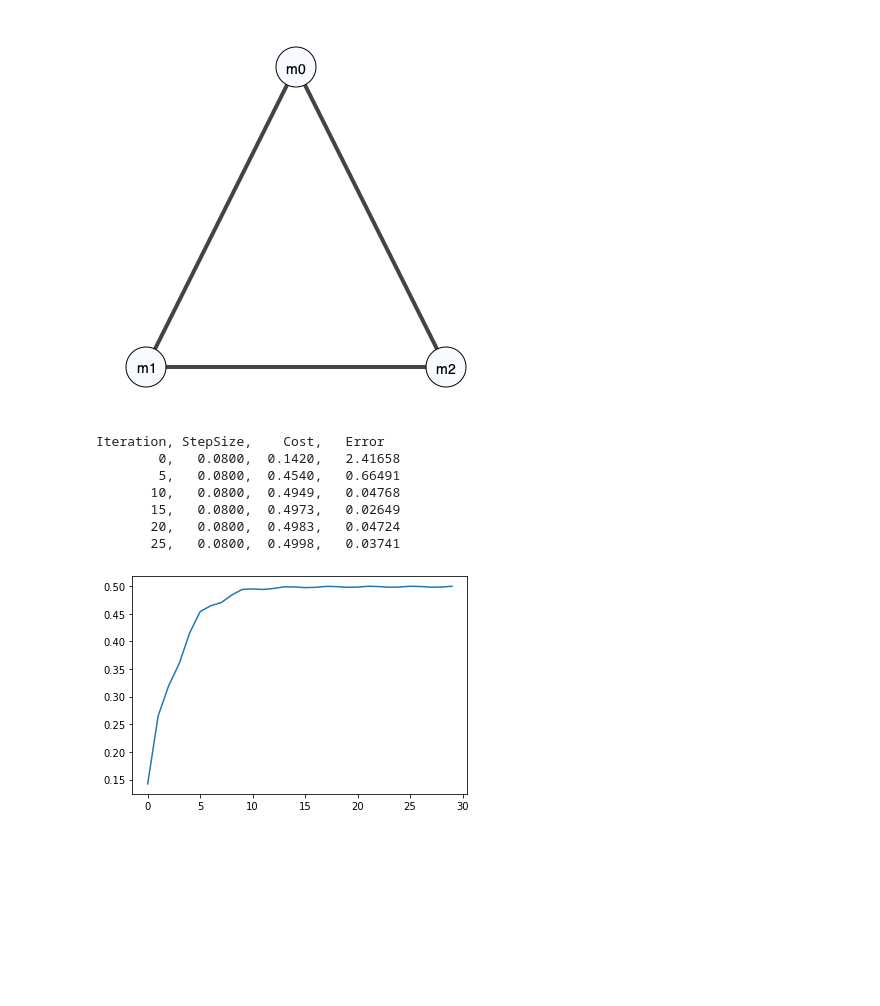
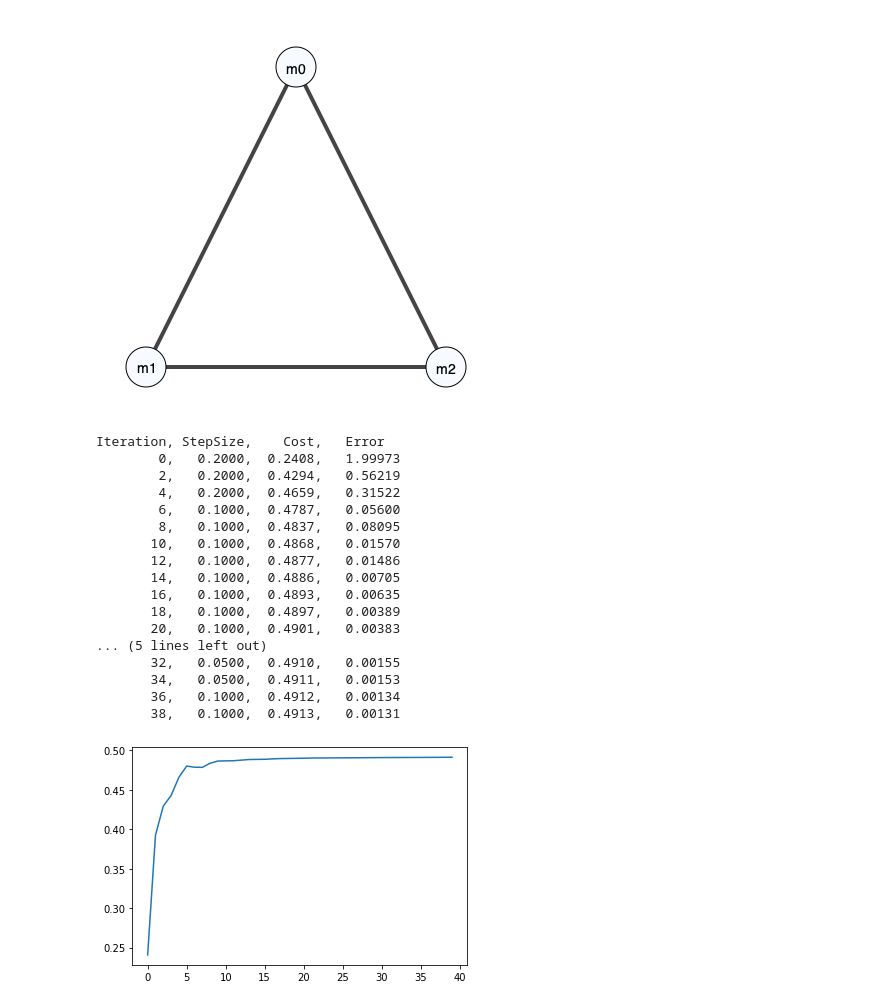
Before and after one commit to simda-muri/mmot, a Jupyter notebook: examples/Barycenter.ipynb, the cells around one changed output. Drawn from its saved outputs; the diff is of its cells as text; code cells hidden in the pictures; blank space fills up the shorter version.

```diff
--- a/examples/Barycenter.ipynb
+++ b/examples/Barycenter.ipynb
@@ -6,8 +6,8 @@ import matplotlib.pyplot as plt
 import itertools
 # %%
 # Grid of size n1 x n2
-n1 = 250   # x axis
-n2 = 250   # y axis
+n1 = 400   # x axis
+n2 = 400   # y axis
 
 x, y = np.meshgrid(np.linspace(0.5/n1,1-0.5/n1,n1), np.linspace(0.5/n2,1-0.5/n1,n2))
 
@@ -28,7 +28,8 @@ measures = [None]*(len(positions))
 for i in range(len(positions)):
     xc,yc = positions[i]
     measures[i] = np.zeros((n2, n1))
-    measures[i][(x-xc)**2 + (y-yc)**2 < r**2] = 1
+    measures[i] = np.exp(-0.5*((x-xc)**2 + (y-yc)**2)*100.0)
+#    measures[i][(x-xc)**2 + (y-yc)**2 < r**2] = 1
 
     # Normalize
     measures[i] *= n1*n2 / np.sum(measures[i])
@@ -61,32 +62,50 @@ prob.Visualize('original', filename='CostGraph.svg')
 # %%
 dual_vars = [np.zeros(x.shape) for i in range(prob.NumDual())]
 
-num_its = 30
-step_size = 0.08
+num_its = 500
+step_size = 0.2
 root_node = 0
 costs = np.nan*np.zeros(num_its)
 
 root_nodes = np.arange(prob.NumDual())
 root_cycler = itertools.cycle(root_nodes)
 
 print('Iteration, StepSize,    Cost,   Error')
 for i in range(num_its):
     error = prob.Step(next(root_cycler), dual_vars, step_size)
+
     costs[i] = prob.ComputeCost(dual_vars)
-    if((i%5)==0):
+    if(i>0):
+        step_size = prob.StepSizeUpdate(step_size, costs[i], costs[i-1], error)
+
+    if((i%2)==0):
         print('{:9d},   {:0.4f},  {:0.4f},   {:0.5f}'.format(i,step_size, costs[i], error))
+
+    # Check for convergence
+    if(error<1e-3):
+        break
 
 plt.plot(costs)
 plt.show()
 # %% [output]
 Iteration, StepSize,    Cost,   Error
-        0,   0.0800,  0.1420,   2.41658
-        5,   0.0800,  0.4540,   0.66491
-       10,   0.0800,  0.4949,   0.04768
-       15,   0.0800,  0.4973,   0.02649
-       20,   0.0800,  0.4983,   0.04724
-       25,   0.0800,  0.4998,   0.03741
+        0,   0.2000,  0.2408,   1.99973
+        2,   0.2000,  0.4294,   0.56219
+        4,   0.2000,  0.4659,   0.31522
+        6,   0.1000,  0.4787,   0.05600
+        8,   0.1000,  0.4837,   0.08095
+       10,   0.1000,  0.4868,   0.01570
+       12,   0.1000,  0.4877,   0.01486
+       14,   0.1000,  0.4886,   0.00705
+       16,   0.1000,  0.4893,   0.00635
+       18,   0.1000,  0.4897,   0.00389
+       20,   0.1000,  0.4901,   0.00383
+... (5 lines left out)
+       32,   0.0500,  0.4910,   0.00155
+       34,   0.0500,  0.4911,   0.00153
+       36,   0.1000,  0.4912,   0.00134
+       38,   0.1000,  0.4913,   0.00131
-[figure, old version]
+[figure, new version]
 # %%
 weights = np.ones(len(measures))/len(measures)
 bary = prob.Barycenter(dual_vars, weights)
```
Also changed, not shown: parts of 4 cells of this notebook, 2 other files.
